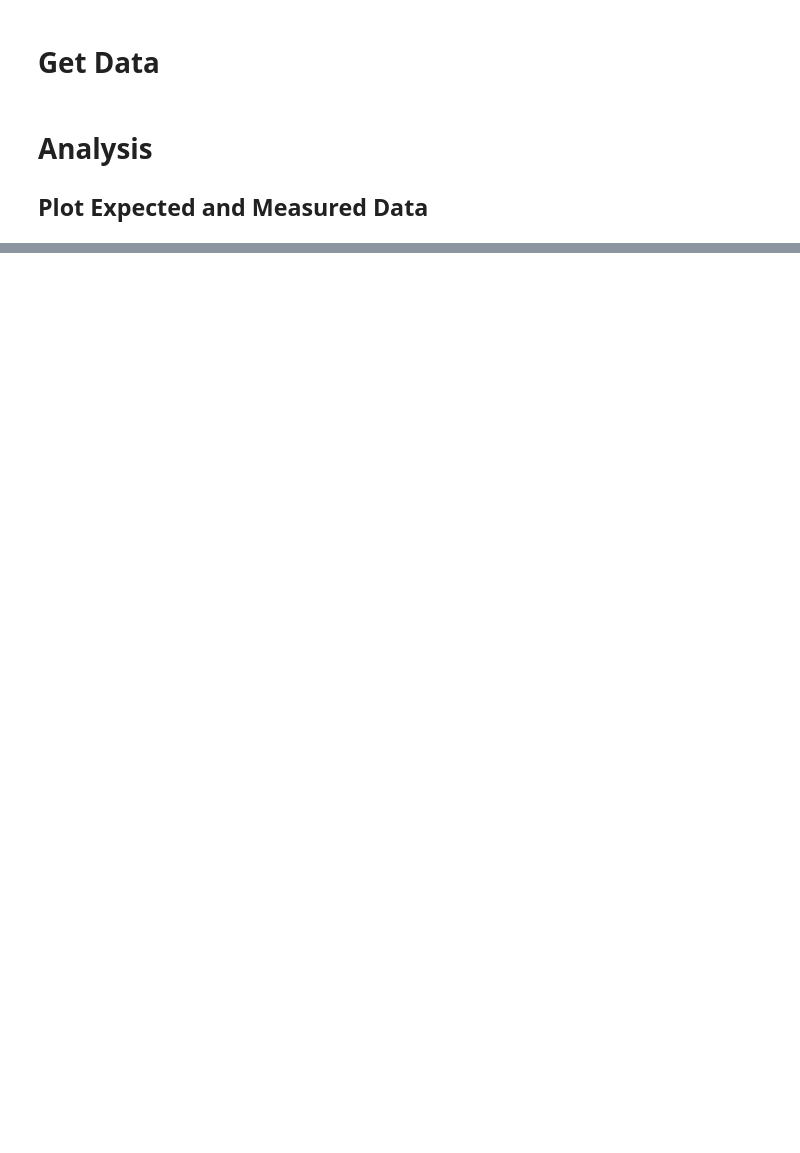
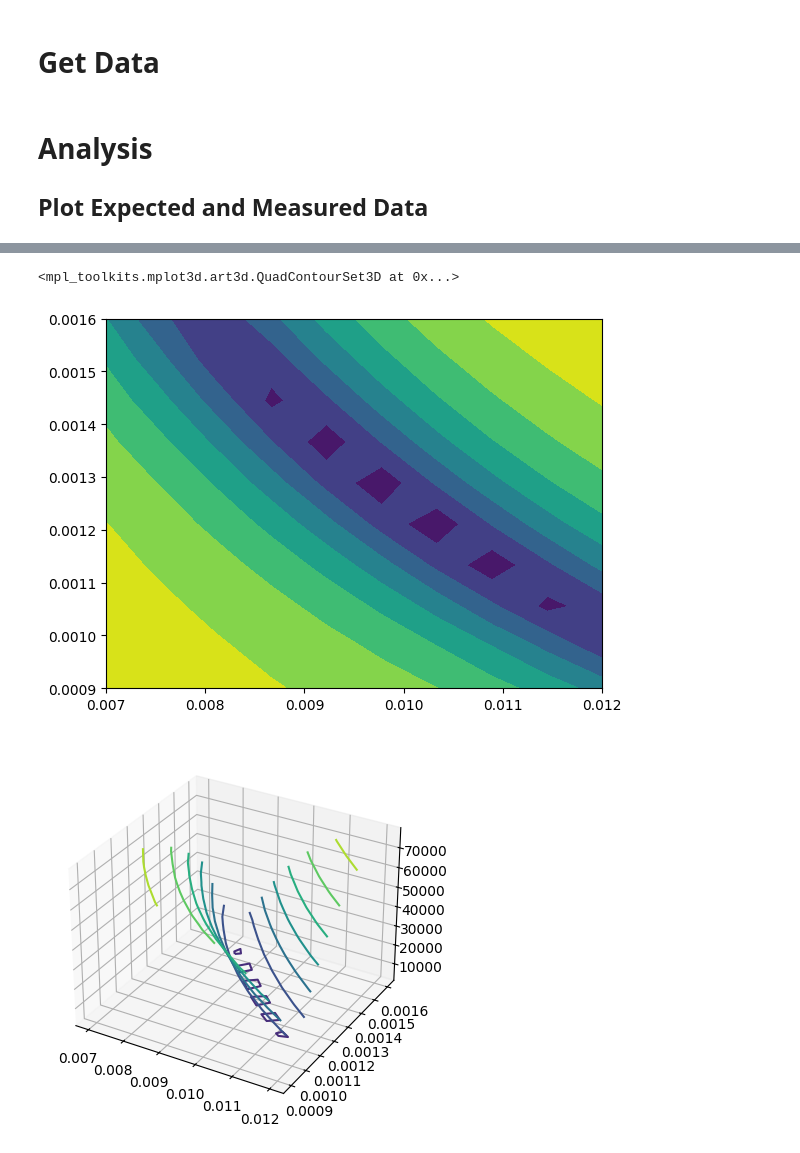
Before and after one commit to JaxRaffnix/Modellbildung-Simulation, a Jupyter notebook: exercise 7/task1.ipynb, the cells around one changed output, grey strips where cells are left out. Drawn from its saved outputs; the diff is of its cells as text; code cells hidden in the pictures; blank space fills up the shorter version.

```diff
--- a/exercise 7/task1.ipynb
+++ b/exercise 7/task1.ipynb
@@ -88,2 +67,27 @@ TypeError: only integer scalar arrays can be converted to a scalar index
+# %%
+def rsme_array(steps):
+    COIL_LOWER = 7e-3
+    COIL_UPPER = 12e-3
+    CAPACITOR_LOWER = 9 * 100e-6
+    CAPACITOR_UPPER = 16 * 100e-6
+    coil_list = np.linspace(COIL_LOWER, COIL_UPPER, steps)
+    capacitor_list = np.linspace(CAPACITOR_LOWER, CAPACITOR_UPPER, steps)
+
+    x, y = np.meshgrid(coil_list, capacitor_list)
+
+    Z=np.zeros((steps, steps))
+    for i in range(steps):
+        for j in range(steps):
+            Z[i][j] = root_mean_square_error(calculate_voltage(coil_list[i], capacitor_list[j], u_a["time"]), u_a["measured"])
+    return x,y,Z
+
+x,y,Z = rsme_array(10)
+plt.contourf(x, y, Z)
+ax = plt.figure().add_subplot(projection='3d')
+ax.contour(x, y, Z)
+# %% [output]
+<mpl_toolkits.mplot3d.art3d.QuadContourSet3D at 0x...>
+[figure, added]
+[figure, added]
 # %%
 # Function to minimize
```
Also changed, not shown: parts of 10 cells of this notebook.
